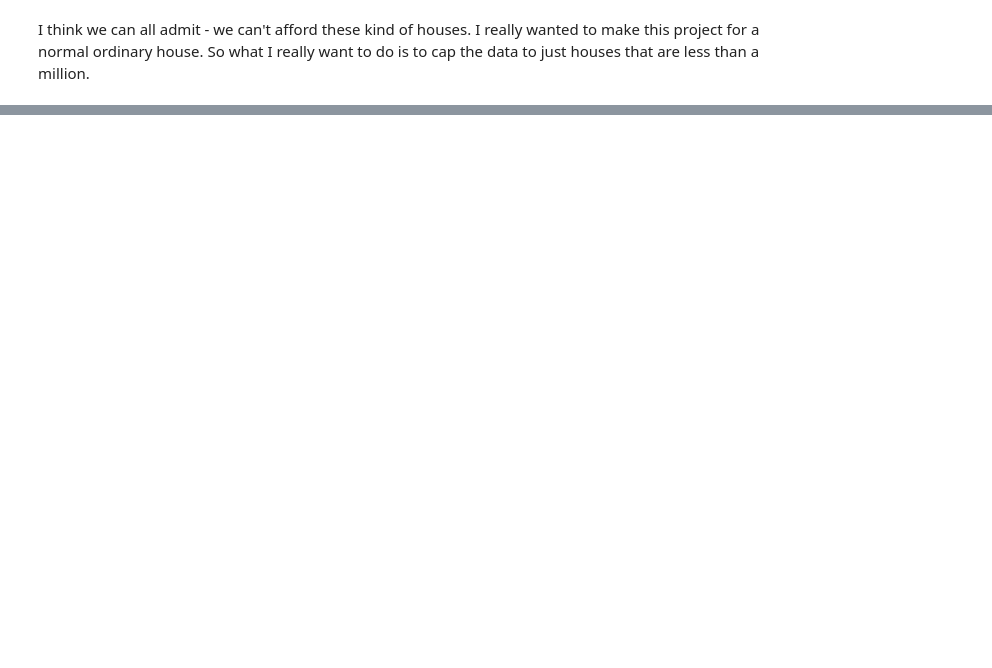
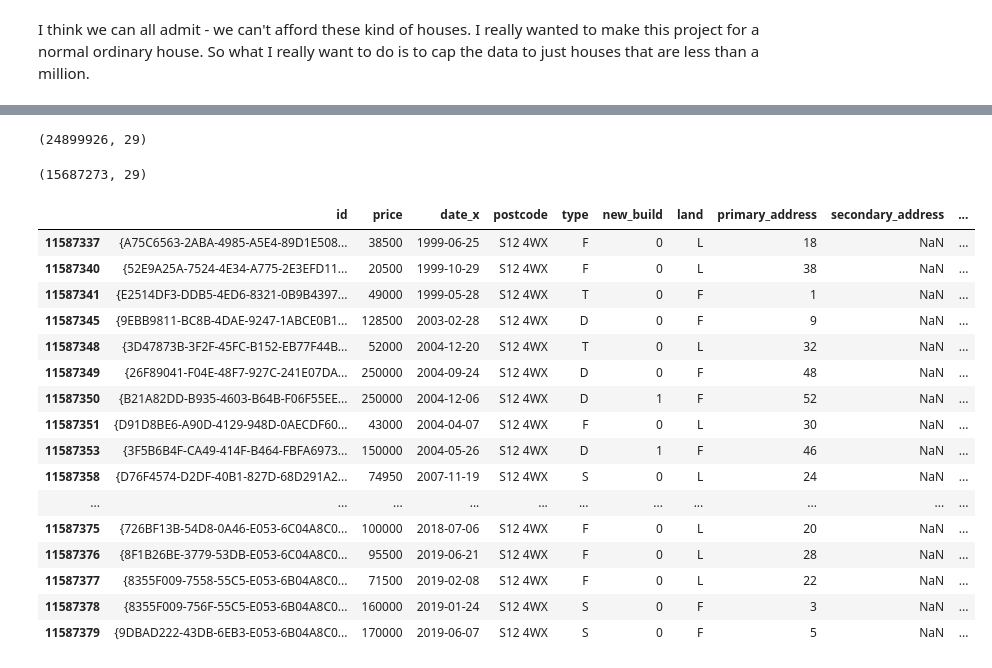
Before and after one commit to zanalytics/zana_housing, a Jupyter notebook: notebooks/1.1_clean_data.ipynb, the cells around one changed output, grey strips where cells are left out. Cells and saved outputs as stored; diff of their text form; code cells hidden in the pictures; blank space fills up the shorter version.

```diff
--- a/notebooks/1.1_clean_data.ipynb
+++ b/notebooks/1.1_clean_data.ipynb
@@ -210,3 +356,6 @@ df_house_data.to_csv("../data/processed/house_2_adjusted_data.csv", index = Fals
+# %%
+pd.set_option('display.max_columns', None)
+#df_postcode[df_postcode['postcode']=='NG8 3PA']
 # %%
 df_multiple_transactions = df_house_data.loc[:, 'postcode':'county'][df_house_data.loc[:, 'postcode':'county'].duplicated()]
 # %%
@@ -224,2 +369,4 @@ df_house_last_sale.shape
 # %%
 df_house_last_sale.to_csv("../data/processed/house_3_last_sale.csv", index = False)
+# %%
+df = pd.read_csv("../data/processed/house_4_hpi.csv", parse_dates = ['date_x','date_y'])
@@ -225,0 +382,36 @@ df_house_last_sale.to_csv("../data/processed/house_3_last_sale.csv", index = Fal
+# %%
+df.shape
+# %% [output]
+(24899926, 29)
+# %%
+df.shape
+# %% [output]
+(15687273, 29)
+# %%
+df = df.drop(columns=['record', 'year', 'month', 'date_y', 'area_code_x'])
+# %%
+df = df.drop_duplicates(subset = ['postcode', 'type', 'new_build', 'land',
+                                           'primary_address', 'secondary_address', 'street','latitude', 'longitude', 'grid_ref', 'county', 'district', 'ward',
+                                           'district_code', 'ward_code', 'county_code', 'constituency', 'region',
+                                           'london_zone', 'middle_layer_super_output_area', 'postcode_area',
+                                           'postcode_district'] ,keep = "last")
+# %%
+df[df['postcode']=='S12 4WX']
+# %% [output]
+|  | id | price | date_x | postcode | type | new_build | land | primary_address | secondary_address | ... |
+| 11587337 | {A75C6563-2ABA-4985-A5E4-89D1E508... | 38500 | 1999-06-25 | S12 4WX | F | 0 | L | 18 | NaN | ... |
+| 11587340 | {52E9A25A-7524-4E34-A775-2E3EFD11... | 20500 | 1999-10-29 | S12 4WX | F | 0 | L | 38 | NaN | ... |
+| 11587341 | {E2514DF3-DDB5-4ED6-8321-0B9B4397... | 49000 | 1999-05-28 | S12 4WX | T | 0 | F | 1 | NaN | ... |
+| 11587345 | {9EBB9811-BC8B-4DAE-9247-1ABCE0B1... | 128500 | 2003-02-28 | S12 4WX | D | 0 | F | 9 | NaN | ... |
+| 11587348 | {3D47873B-3F2F-45FC-B152-EB77F44B... | 52000 | 2004-12-20 | S12 4WX | T | 0 | L | 32 | NaN | ... |
+| 11587349 | {26F89041-F04E-48F7-927C-241E07DA... | 250000 | 2004-09-24 | S12 4WX | D | 0 | F | 48 | NaN | ... |
+| 11587350 | {B21A82DD-B935-4603-B64B-F06F55EE... | 250000 | 2004-12-06 | S12 4WX | D | 1 | F | 52 | NaN | ... |
+| 11587351 | {D91D8BE6-A90D-4129-948D-0AECDF60... | 43000 | 2004-04-07 | S12 4WX | F | 0 | L | 30 | NaN | ... |
+| 11587353 | {3F5B6B4F-CA49-414F-B464-FBFA6973... | 150000 | 2004-05-26 | S12 4WX | D | 1 | F | 46 | NaN | ... |
+| 11587358 | {D76F4574-D2DF-40B1-827D-68D291A2... | 74950 | 2007-11-19 | S12 4WX | S | 0 | L | 24 | NaN | ... |
+| ... | ... | ... | ... | ... | ... | ... | ... | ... | ... | ... |
+| 11587375 | {726BF13B-54D8-0A46-E053-6C04A8C0... | 100000 | 2018-07-06 | S12 4WX | F | 0 | L | 20 | NaN | ... |
+| 11587376 | {8F1B26BE-3779-53DB-E053-6C04A8C0... | 95500 | 2019-06-21 | S12 4WX | F | 0 | L | 28 | NaN | ... |
+| 11587377 | {8355F009-7558-55C5-E053-6B04A8C0... | 71500 | 2019-02-08 | S12 4WX | F | 0 | L | 22 | NaN | ... |
+| 11587378 | {8355F009-756F-55C5-E053-6B04A8C0... | 160000 | 2019-01-24 | S12 4WX | S | 0 | F | 3 | NaN | ... |
+| 11587379 | {9DBAD222-43DB-6EB3-E053-6B04A8C0... | 170000 | 2019-06-07 | S12 4WX | S | 0 | F | 5 | NaN | ... |
```
Also changed, not shown: parts of 82 cells of this notebook, 4 other files.
